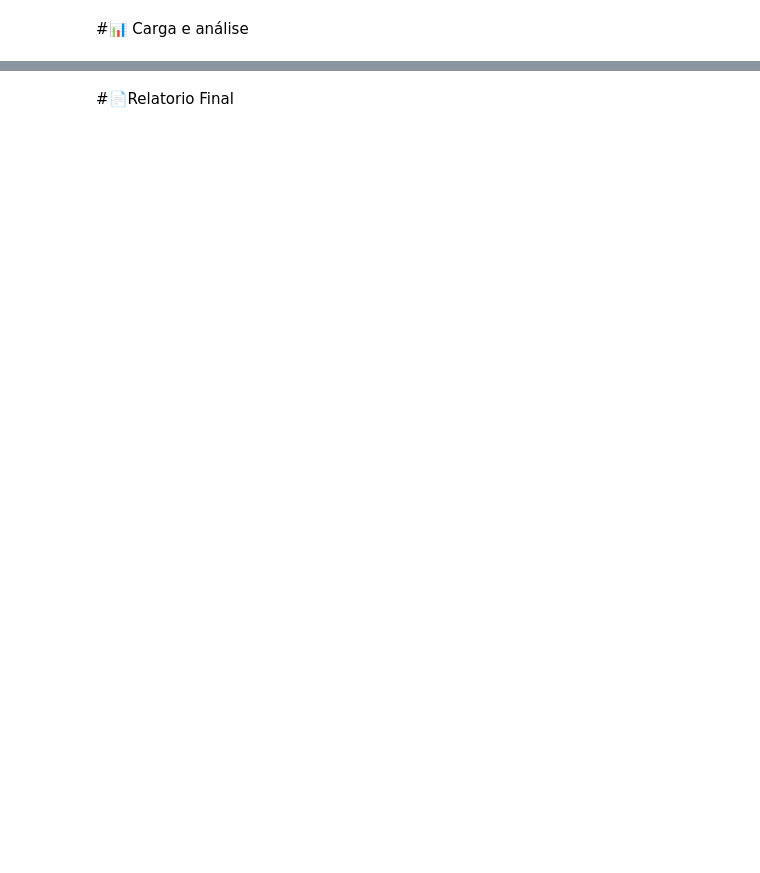
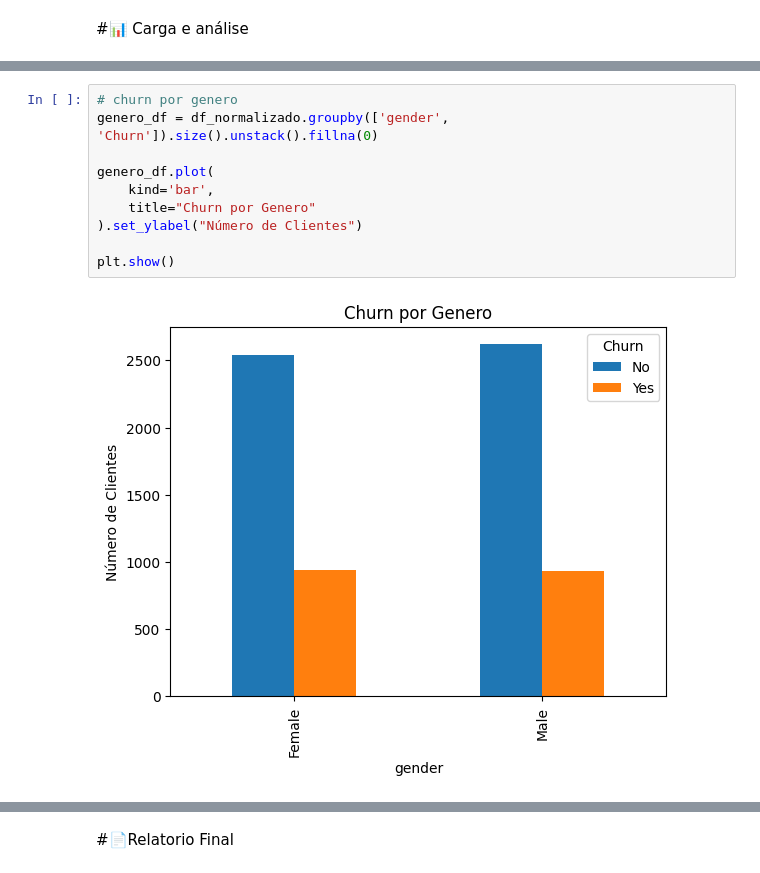
Before and after one commit to sanemar/telecomx, a Jupyter notebook: TelecomX_BR.ipynb, the cells around one changed output, grey strips where cells are left out. Drawn from its saved outputs; the diff is of its cells as text; blank space fills up the shorter version.

```diff
--- a/TelecomX_BR.ipynb
+++ b/TelecomX_BR.ipynb
@@ -232,0 +426,12 @@ dtype: float64
+# %%
+# churn por genero
+genero_df = df_normalizado.groupby(['gender', 'Churn']).size().unstack().fillna(0)
+
+genero_df.plot(
+    kind='bar',
+    title="Churn por Genero"
+).set_ylabel("Número de Clientes")
+
+plt.show()
+# %% [output]
+[figure, added]
```
Also changed, not shown: parts of 17 cells of this notebook.
